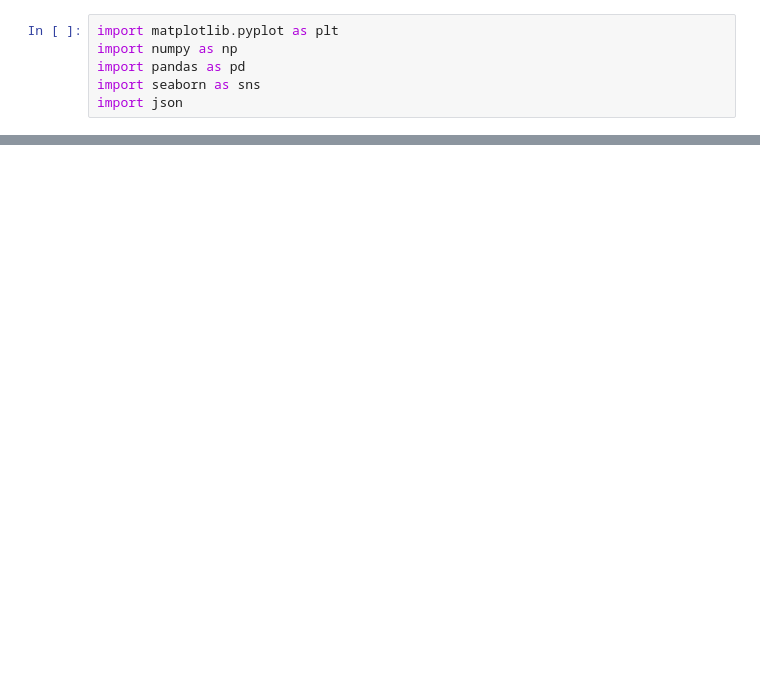
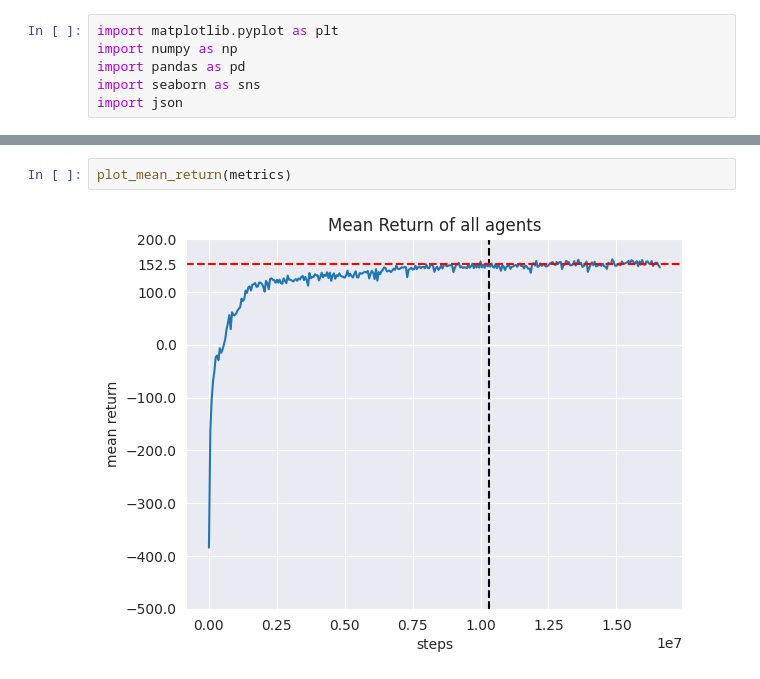
Before and after one commit to maymac00/EPyMARL_EGG, a Jupyter notebook: see_policies.py.ipynb, the cells around one changed output, grey strips where cells are left out. Drawn from its saved outputs; the diff is of its cells as text; blank space fills up the shorter version.

```diff
--- a/see_policies.py.ipynb
+++ b/see_policies.py.ipynb
@@ -76,0 +119,4 @@ dict_keys(['advantage_mean', 'agent_0_return_mean', 'agent_0_return_std', 'agent
+# %%
+plot_mean_return(metrics)
+# %% [output]
+[figure, added]
```
Also changed, not shown: parts of 5 cells of this notebook, 1 other file.
